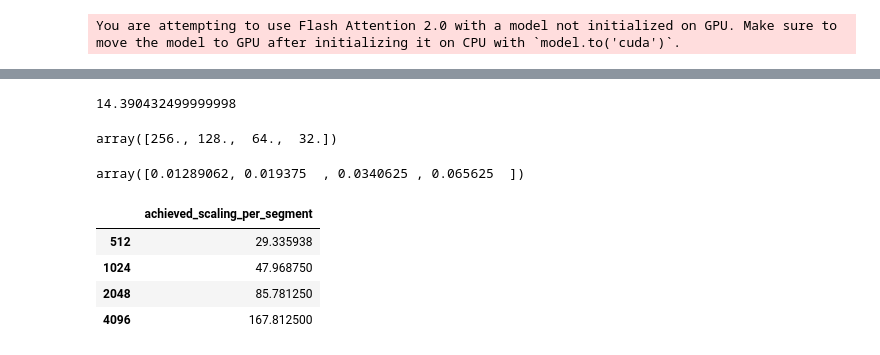
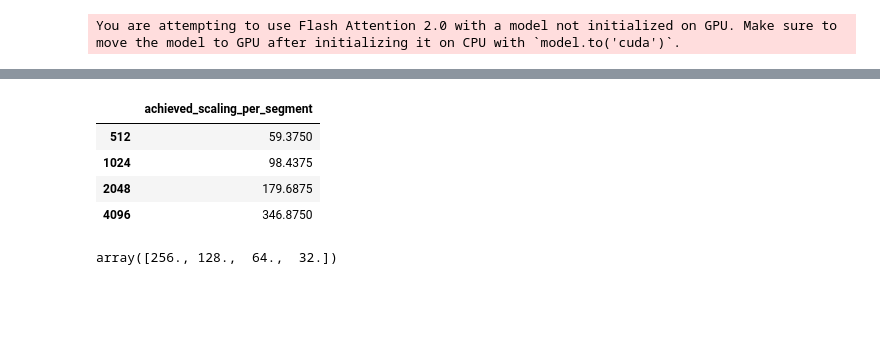
Before and after one commit to svtdanny/diagonal-batching, a Jupyter notebook: paper_experiments/llamas_batch_scaling.ipynb, the cells around one changed output, grey strips where cells are left out. Drawn from its saved outputs; the diff is of its cells as text; code cells hidden in the pictures; blank space fills up the shorter version.

```diff
--- a/paper_experiments/llamas_batch_scaling.ipynb
+++ b/paper_experiments/llamas_batch_scaling.ipynb
@@ -240,8 +176,4 @@ results_armt
 | 1024 | 25.461078 | 14.20631 | 9.510345 | 7.313848 | 6.085157 | 5.100687 | 4.596767 | 4.180183 | 4.265918 | 4.142769 | 3.992655 | ... |
 | 2048 | 25.711616 | 14.606754 | 10.285748 | 8.380761 | 8.132871 | 7.637428 | 7.694494 | 7.32098 | 7.231695 | 7.124305 | 7.072908 | ... |
 | 4096 | 27.404388 | 17.186622 | 16.010695 | 15.240341 | 14.787006 | 14.444033 | 14.260758 | 14.079695 | 13.945112 | 13.826799 | 13.745922 | ... |
-# %%
-25.99562/(4.48/2.48)
-# %% [output]
-14.390432499999998
 # %%
@@ -278,3 +212,17 @@ llama_8b = np.array([
     11.5,
     11.1,
 ])
+# %%
+# use_measure = llama_160m*1000
+# use_measure = llama_1b*1000
+# use_measure = llama_3b*1000
+use_measure = llama_8b*1000
+
+achieved_scaling_per_segment = pd.DataFrame(use_measure/num_segments, index=seq_len, columns=["achieved_scaling_per_segment"])
+achieved_scaling_per_segment
+# %% [output]
+|  | achieved_scaling_per_segment |
+| 512 | 59.3750 |
+| 1024 | 98.4375 |
+| 2048 | 179.6875 |
+| 4096 | 346.8750 |
@@ -282,22 +240,3 @@ llama_8b = np.array([
 num_segments
 # %% [output]
 array([256., 128.,  64.,  32.])
-# %%
-# llama_160m/num_segments
-llama_1b/num_segments
-# %% [output]
-array([0.01289062, 0.019375  , 0.0340625 , 0.065625  ])
-# %%
-# use_measure = llama_160m*1000
-# use_measure = llama_1b*1000
-use_measure = llama_3b*1000
-# use_measure = llama_8b*1000
-
-achieved_scaling_per_segment = pd.DataFrame(use_measure/num_segments, index=seq_len, columns=["achieved_scaling_per_segment"])
-achieved_scaling_per_segment
-# %% [output]
-|  | achieved_scaling_per_segment |
-| 512 | 29.335938 |
-| 1024 | 47.968750 |
-| 2048 | 85.781250 |
-| 4096 | 167.812500 |
```
Also changed, not shown: parts of 23 cells of this notebook, 1 other file.
